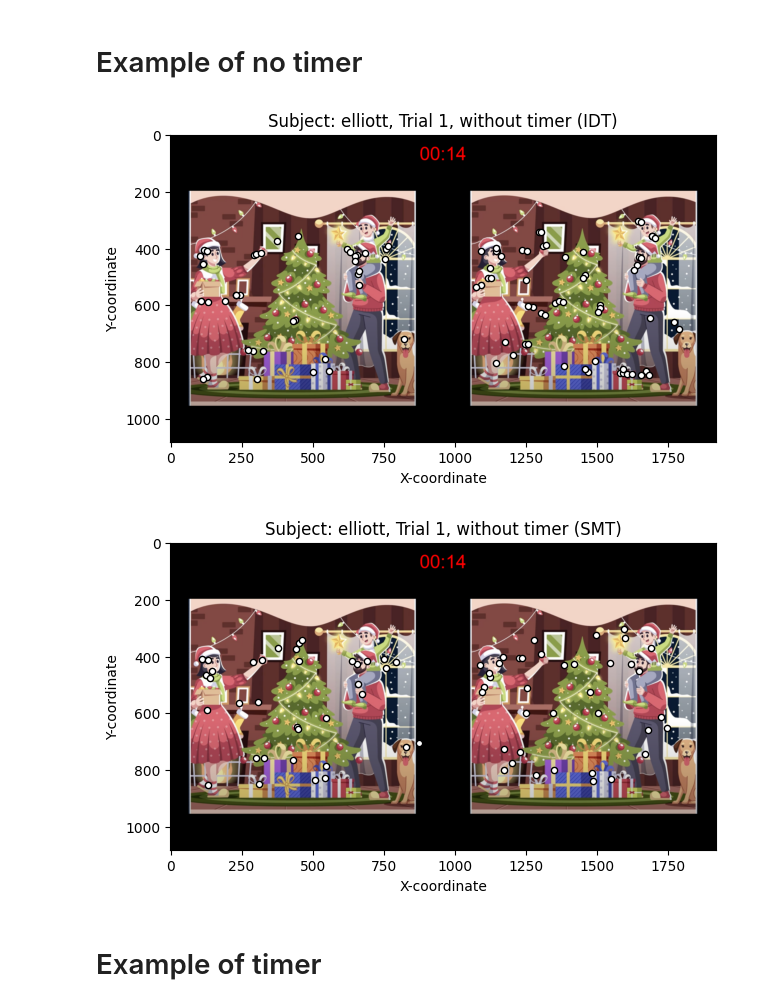
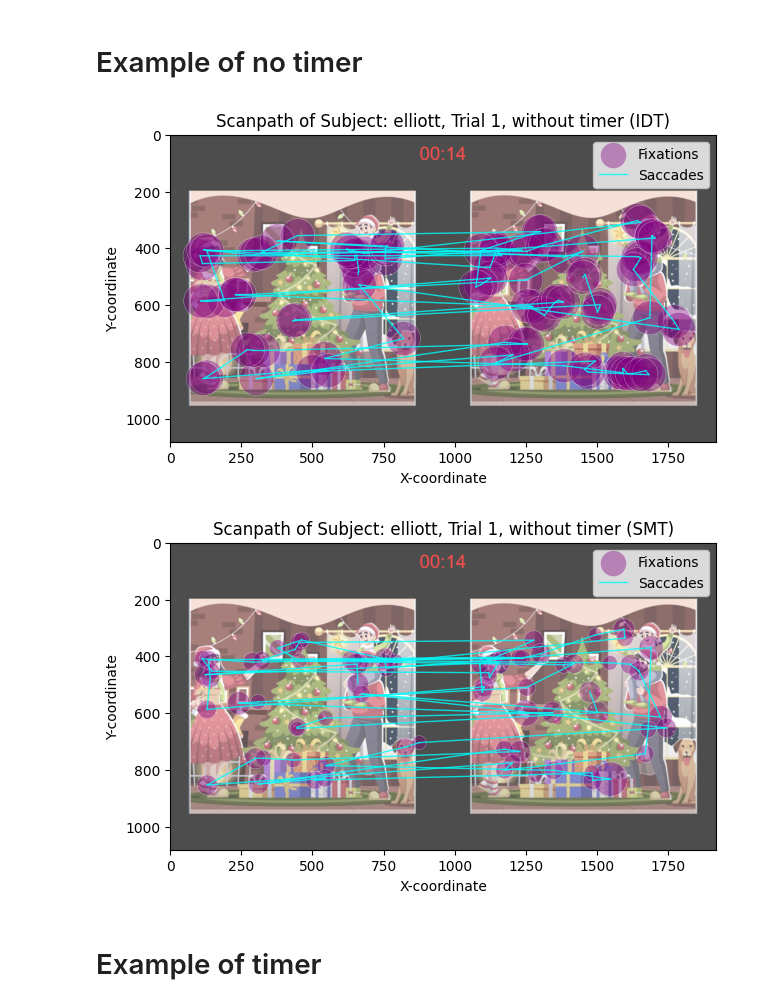
Before and after one commit to IMLEX24/ET-FinalProject-Data-Analysis, a Jupyter notebook: analysis.ipynb, the cells around one changed output. Cells and saved outputs as stored; diff of their text form; code cells hidden in the pictures.

```diff
--- a/analysis.ipynb
+++ b/analysis.ipynb
@@ -42,11 +42,11 @@ Subject(name=noemie, timestamp=2024-12-06 14:01:36.214106, with_timer=False)
 # Example of no timer
 # %%
 subj = Subject(control_subj_roots[0])
-df_idt = subj.plot_fixations_idt(1)
-df_smt = subj.plot_fixations_smt(1)
+df_idt = subj.plot_scanpath(1, "IDT")
+df_smt = subj.plot_scanpath(1, "SMT")
 # %% [output]
-[figure, old version]
+[figure, new version]
-[figure, old version]
+[figure, new version]
 # %% [markdown]
 # Example of timer
 # %%
```
Also changed, not shown: parts of 3 cells of this notebook.
